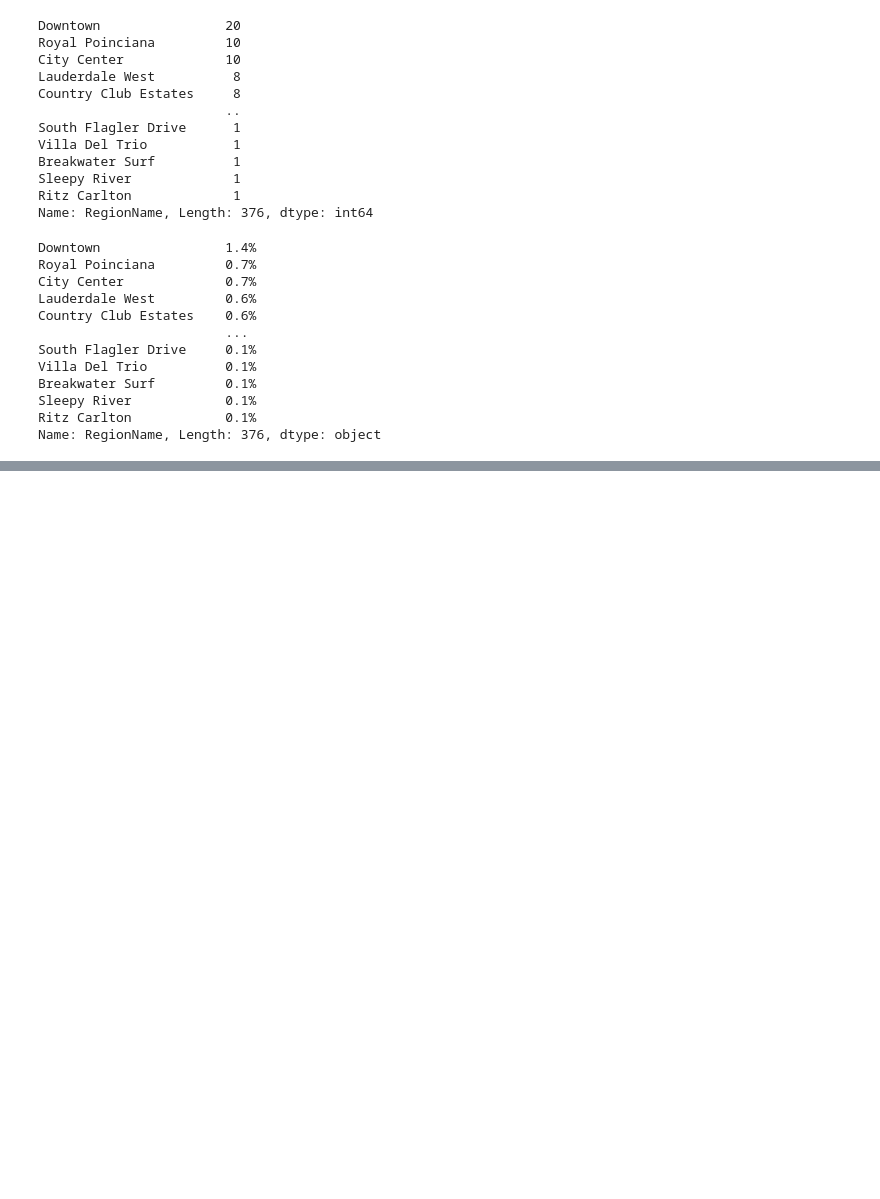
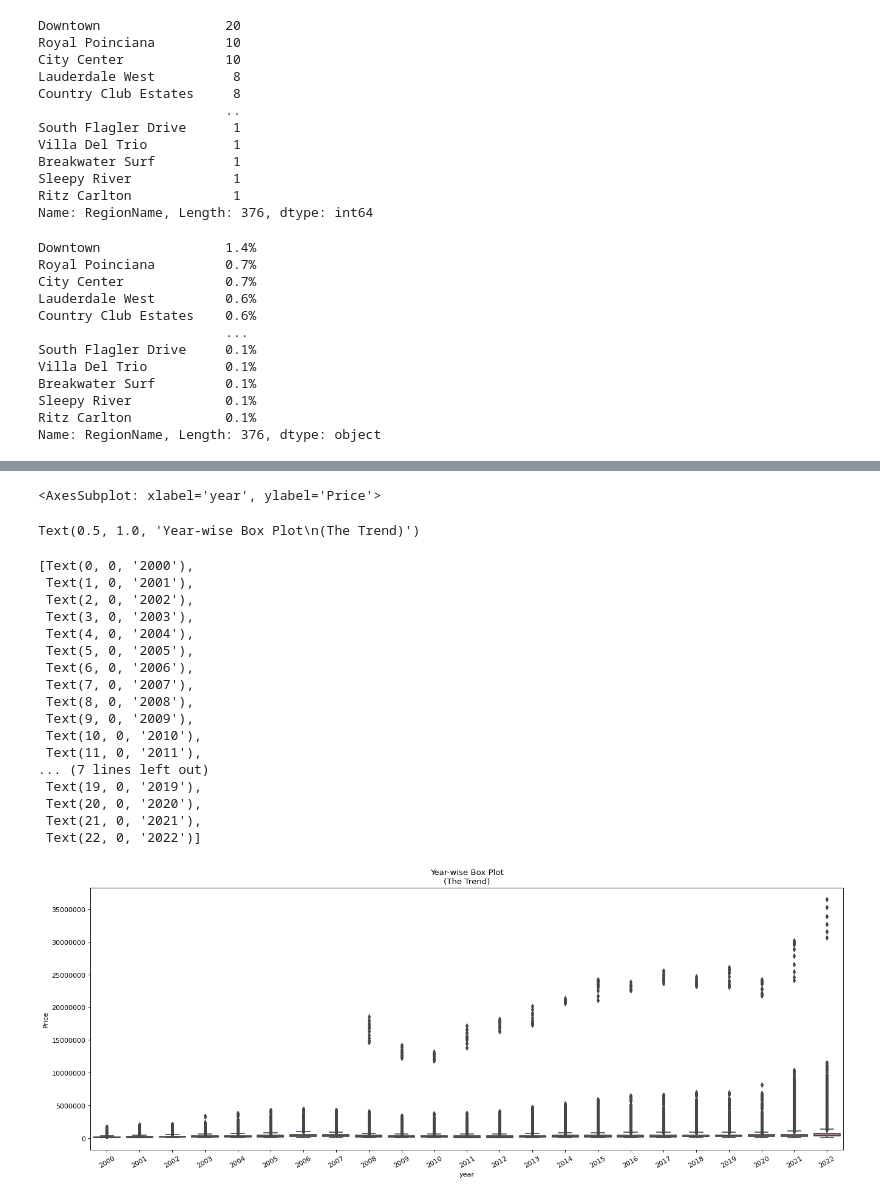
Before and after one commit to fhossain75/Miami-ML, a Jupyter notebook: exploratory-data-analysis/house-prices-eda.ipynb, the cells around one changed output, grey strips where cells are left out. Drawn from its saved outputs; the diff is of its cells as text; code cells hidden in the pictures; blank space fills up the shorter version.

```diff
--- a/exploratory-data-analysis/house-prices-eda.ipynb
+++ b/exploratory-data-analysis/house-prices-eda.ipynb
@@ -479,3 +384,22 @@ Breakwater Surf         0.1%
 Sleepy River            0.1%
 Ritz Carlton            0.1%
 Name: RegionName, Length: 376, dtype: object
+# %%
+# Price df
+house_prices_df = house_df.iloc[:,9:].reset_index(drop=True)
+one_bd_price_df = house_df.loc[house_df['HouseType'] == "1 bd"].iloc[:,9:].reset_index(drop=True)
+two_bd_price_df = house_df.loc[house_df['HouseType'] == "2 bd"].iloc[:,9:].reset_index(drop=True)
+three_bd_price_df = house_df.loc[house_df['HouseType'] == "3 bd"].iloc[:,9:].reset_index(drop=True)
+four_bd_price_df = house_df.loc[house_df['HouseType'] == "4 bd"].iloc[:,9:].reset_index(drop=True)
+five_plus_bd_price_df = house_df.loc[house_df['HouseType'] == "5+ bd"].iloc[:,9:].reset_index(drop=True)
+condo_price_df = house_df.loc[house_df['HouseType'] == "condo"].iloc[:,9:].reset_index(drop=True)
+single_family_home_price_df = house_df.loc[house_df['HouseType'] == "single family home"].iloc[:,9:].reset_index(drop=True)
+
+house_prices_df.shape
+one_bd_price_df.shape
+two_bd_price_df.shape
+three_bd_price_df.shape
+four_bd_price_df.shape
+five_plus_bd_price_df.shape
+condo_price_df.shape
+single_family_home_price_df.shape
@@ -481,0 +499,43 @@ Name: RegionName, Length: 376, dtype: object
+# %%
+# Box Plots
+
+
+
+# Prepare data
+house_prices_df_melted = pd.melt(house_prices_df)
+house_prices_df_melted.columns = ["Date", "Price"]
+house_prices_df_melted.Date = pd.to_datetime(house_prices_df_melted.Date, format='%m/%d/%y')
+
+house_prices_df_melted['year'] = [d.year for d in house_prices_df_melted.Date]
+years = house_prices_df_melted['year'].unique()
+
+# Draw Plot
+fig, axes = plt.subplots(1, figsize=(20,7), dpi= 80)
+sns.boxplot(x='year', y='Price', data=house_prices_df_melted)
+
+# Set Title
+axes.set_title('Year-wise Box Plot\n(The Trend)')
+axes.set_xticklabels(axes.get_xticklabels(),rotation=30)
+plt.ticklabel_format(style='plain', axis='y')
+plt.show()
+# %% [output]
+<AxesSubplot: xlabel='year', ylabel='Price'>
+Text(0.5, 1.0, 'Year-wise Box Plot\n(The Trend)')
+[Text(0, 0, '2000'),
+ Text(1, 0, '2001'),
+ Text(2, 0, '2002'),
+ Text(3, 0, '2003'),
+ Text(4, 0, '2004'),
+ Text(5, 0, '2005'),
+ Text(6, 0, '2006'),
+ Text(7, 0, '2007'),
+ Text(8, 0, '2008'),
+ Text(9, 0, '2009'),
+ Text(10, 0, '2010'),
+ Text(11, 0, '2011'),
+... (7 lines left out)
+ Text(19, 0, '2019'),
+ Text(20, 0, '2020'),
+ Text(21, 0, '2021'),
+ Text(22, 0, '2022')]
+[figure, added]
```
Also changed, not shown: parts of 24 cells of this notebook.
